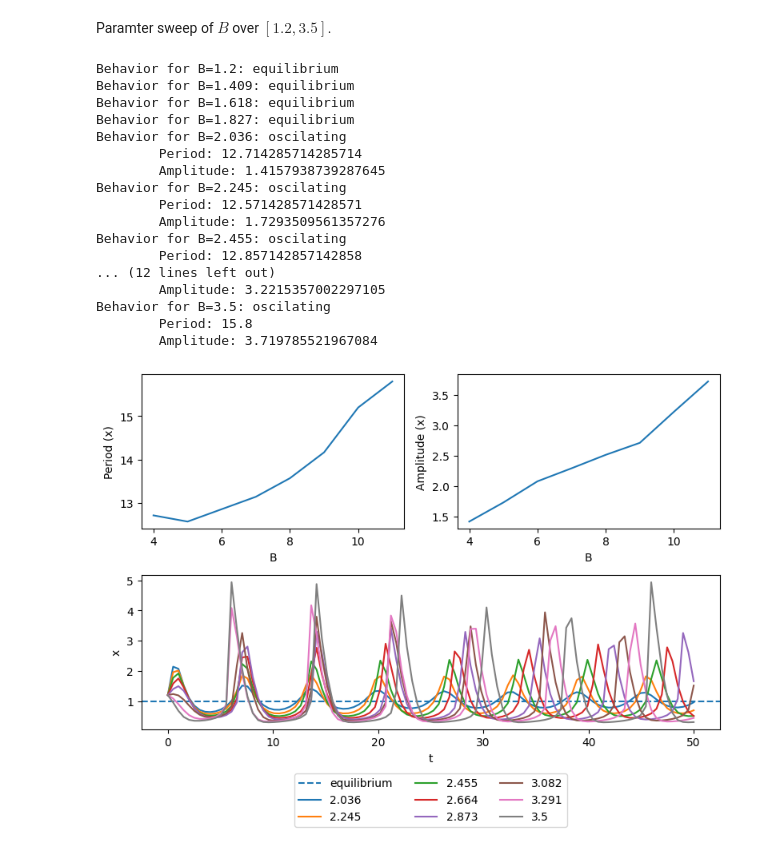
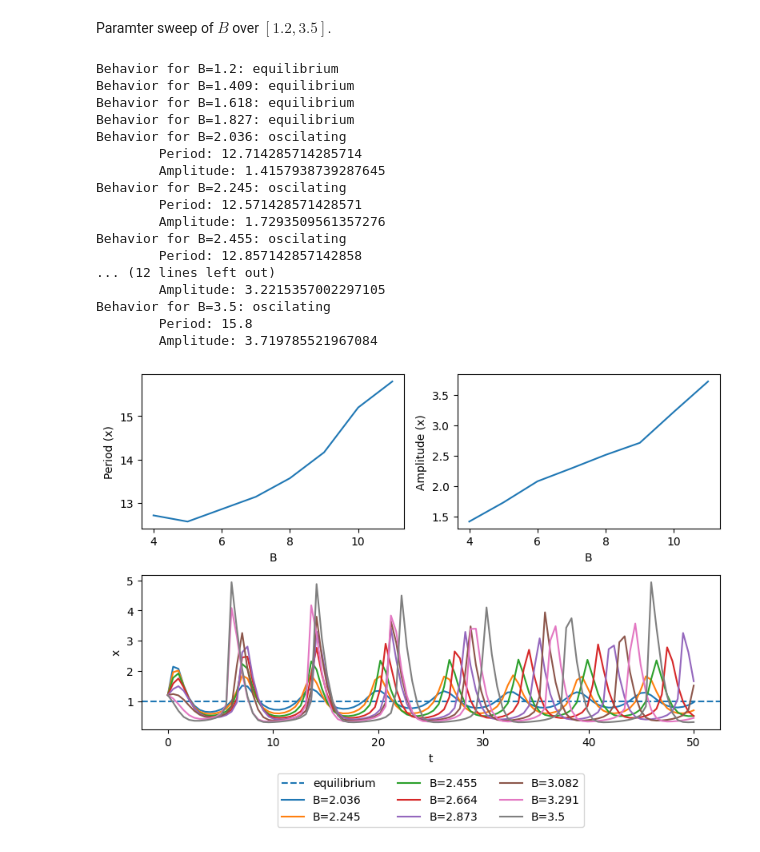
Before and after one commit to EHMD28/learn-scipy, a Jupyter notebook: brusselator_tasks.ipynb, the cells around one changed output. Cells and saved outputs as stored; diff of their text form; code cells hidden in the pictures.

```diff
--- a/brusselator_tasks.ipynb
+++ b/brusselator_tasks.ipynb
@@ -114,8 +120,8 @@ def classify_behavior(t_sol, x_sol) -> Literal['equilibrium', 'oscilating']:
 
 def estimate_value(x_idx, x_values, y_values) -> int:
     '''
-    Estimates the value of y at x using linear interpolation. Works well
-    when x-values are close together.
+    Estimates the value of y at x by taking the average of neighboring values.
+    Works well when x-values are close together.
     '''
 
     # Finds the minimum of the difference between each x-value and x.
@@ -134,7 +140,7 @@ def calc_amplitude_and_period(x_values, y_values) -> tuple[float, float]:
     peaks, _ = find_peaks(y_values)
     # Calculates the average period.
     period = np.mean(np.abs(np.diff(peaks)))
-    # Calculates the average amplitude.
+    # Calculates the average amplitude at each peak.
     amplitudes = [estimate_value(peak, x_values, y_values) for peak in peaks]
     avg_amplitude = np.average(amplitudes)
     return (period, avg_amplitude)
@@ -183,7 +189,7 @@ for idx, point in enumerate(b_points):
         amplitudes.append(amplitude)
         oscilating_indexes.append(idx)
         # Plotting solution
-        solutions_ax.plot(t_solutions, x_solutions, label = str(point.round(3)))
+        solutions_ax.plot(t_solutions, x_solutions, label = f"B={point.round(3)}")
 
 oscilating_b_points = [b_points[i] for i in oscilating_indexes]
 
@@ -195,31 +201,31 @@ solutions_ax.legend(
 
 period_ax.plot(oscilating_indexes, periods)
 period_ax.set_xlabel("B")
 period_ax.set_ylabel("Period (x)")
 
 amplitude_ax.plot(oscilating_indexes, amplitudes)
 amplitude_ax.set_xlabel("B")
 amplitude_ax.set_ylabel("Amplitude (x)")
 
 fig.tight_layout()
 
 plt.show()
 # %% [output]
 Behavior for B=1.2: equilibrium
 Behavior for B=1.409: equilibrium
 Behavior for B=1.618: equilibrium
 Behavior for B=1.827: equilibrium
 Behavior for B=2.036: oscilating
         Period: 12.714285714285714
         Amplitude: 1.4157938739287645
 Behavior for B=2.245: oscilating
         Period: 12.571428571428571
         Amplitude: 1.7293509561357276
 Behavior for B=2.455: oscilating
         Period: 12.857142857142858
 ... (12 lines left out)
         Amplitude: 3.2215357002297105
 Behavior for B=3.5: oscilating
         Period: 15.8
         Amplitude: 3.719785521967084
-[figure, old version]
+[figure, new version]
```
Also changed, not shown: parts of 2 cells of this notebook.
